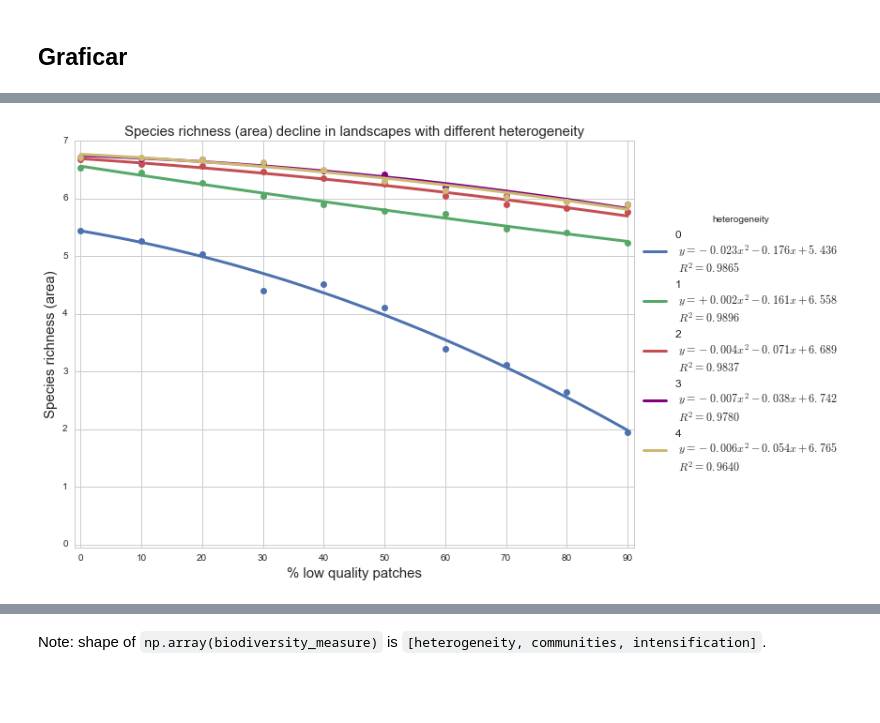
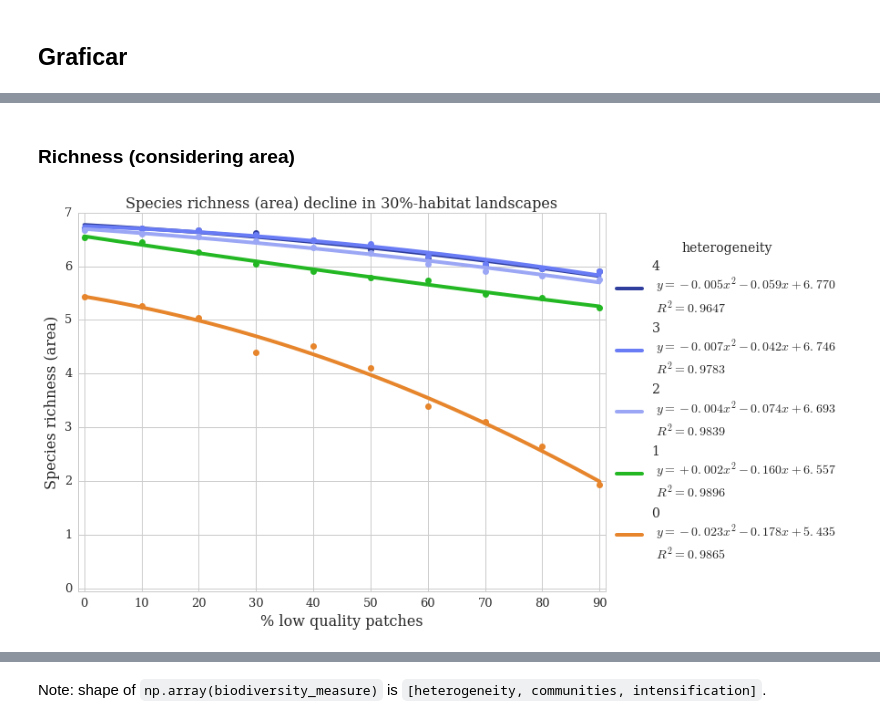
Before and after one commit to iramosp/MatrizAgroecol-gica, a Jupyter notebook: Analisis_Exp2.ipynb, the cells around one changed output, grey strips where cells are left out. Saved outputs shown, nothing was run; the diff lists cells and outputs as text; code cells hidden in the pictures; blank space fills up the shorter version.

```diff
--- a/Analisis_Exp2.ipynb
+++ b/Analisis_Exp2.ipynb
@@ -63,10 +71,12 @@ def calcular_promedio(riquezas):
     """
     promedios = np.zeros(10)
     std = np.zeros(10)
+    median = np.zeros(10)
     for i in range(10):
-        promedios[i] = np.mean(riquezas[riquezas[:, 0]>=0, i])
+        promedios[i] = np.mean(riquezas[:, i])
         std[i] = np.std(riquezas[:, i])
-    return promedios, std
+        median[i] = np.median(riquezas[:, i])
+    return promedios, std, median
 # %% [markdown]
 ## Leer datos, calcular promedios, sd
 # %%
@@ -100,11 +115,3 @@ for het in range(5):
-# %%
-riquezatotal = [None] * 5
-riquezatotal_mean = [None] * 5
-riquezatotal_sd = [None] * 5
-
-for het in range(5):
-    riquezatotal[het] = calcular_riquezatotal(datos[het], bio_min = 15)
-    riquezatotal_mean[het], riquezatotal_sd[het] = calcular_promedio(riquezatotal[het])
 # %% [markdown]
 ## Graficar
 # %%
@@ -118,33 +125,33 @@ def graficar(medida, promedios, sd):
 
     x = np.linspace(0, 9, 100)
     xdata = np.array(range(10))
-    xlabels = [0, 6, 14, 22, 30, 38, 46, 54, 62, 70]
+    xlabels = np.array(range(10)) * 10
 
     puntos = ["o", "p", "d", "v", "s"]
-    colors = ["b", 'g', 'r', 'purple', 'y']
+    colors = ['#E6852B', '#23B823', '#9BA7F5','#697CF5','#2F3E9D']
 
-    for het in range(5):
-        res[het] = np.polyfit(xdata, promedios[het], 2, w=1/(sd[het])**2)
+    for het in range(4, -1, -1):
+        res[het] = np.polyfit(xdata, promedios[het], 2, w=1/sd[het])
         p[het] = np.poly1d(res[het])
         r2[het] = 1 - ((np.sum((p[het](range(10)) - promedios[het])**2)) / (np.sum((promedios[het] - np.mean(promedios[het]))**2)))
 
-    fig = plt.figure(figsize=(9, 7), dpi = 50)
+    fig = plt.figure()
 
-    for het in range(0, 5):
+    for het in range(4, -1, -1):
         y[het] = p[het](x)
+        label = '{} \n $y = {:+.3f} x^2 {:+.3f} x {:+.3f}$ \n $R^2={:.4f}$ '.format(
+                 het, float(p[het][2]), float(p[het][1]), float(p[het][0]), float(r2[het]))
+
+        plt.plot(x, y[het], lw = 4, color= colors[het], label='{}'.format(label)) #fit
         plt.plot(xdata, promedios[het], 'o', color= colors[het]) #data points
-        plt.plot(x, y[het], lw = 3, color= colors[het],
-                 label='{} \n $y = {:+.3f} x^2 {:+.3f} x {:+.3f}$ \n $R^2={:.4f}$ '.format(
-                 het, float(p[het][2]), float(p[het][1]), float(p[het][0]), float(r2[het]))) #fit
 
     plt.ylim(-0.05)
     plt.xlim(-0.1, 9.1)
     plt.xticks(xdata, xlabels)
-    plt.xlabel("% low quality patches", size = 15)
-    plt.ylabel(medida, size = 15)
-    plt.title("{} decline in landscapes with different heterogeneity".format(medida), size = 15)
-
-    plt.legend(loc='center left', fontsize = "large", title="heterogeneity", bbox_to_anchor=(1, 0.5))
+    plt.xlabel("% low quality patches")
+    plt.ylabel(medida)
+    plt.title("{} decline in 30%-habitat landscapes".format(medida))
+    plt.legend(loc='center left', title="heterogeneity", bbox_to_anchor=(1, 0.5))
     plt.tight_layout()
     plt.show()
 # %%
@@ -217,4 +267,6 @@ graficar('Biomass', biomasas_mean, biomasas_sd)
+# %% [markdown]
+### Richness (considering area)
 # %%
-graficar('Species richness (area)', prueba_mean, prueba_sd)
+graficar('Species richness (area)', area_mean, area_sd)
 # %% [output]
-[figure, old version]
+[figure, new version]
```
Also changed, not shown: parts of 48 cells of this notebook, 1 other file.
